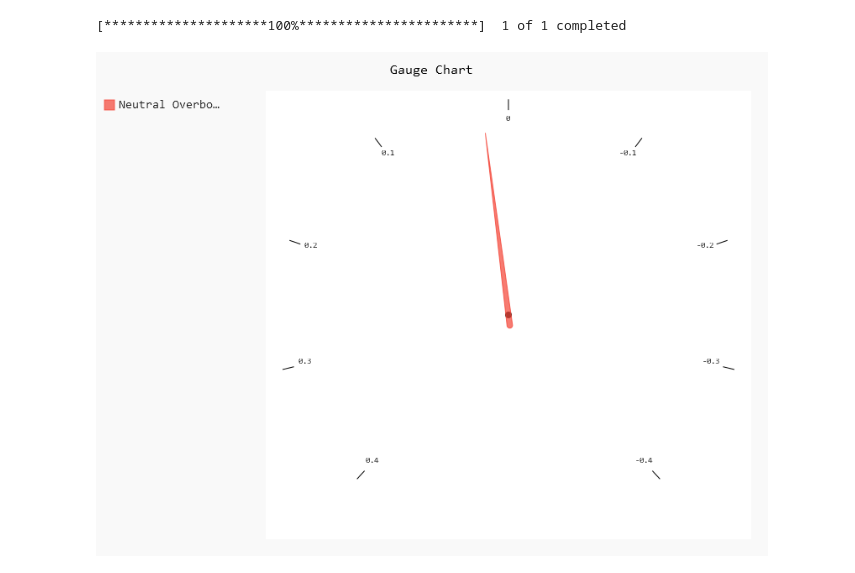
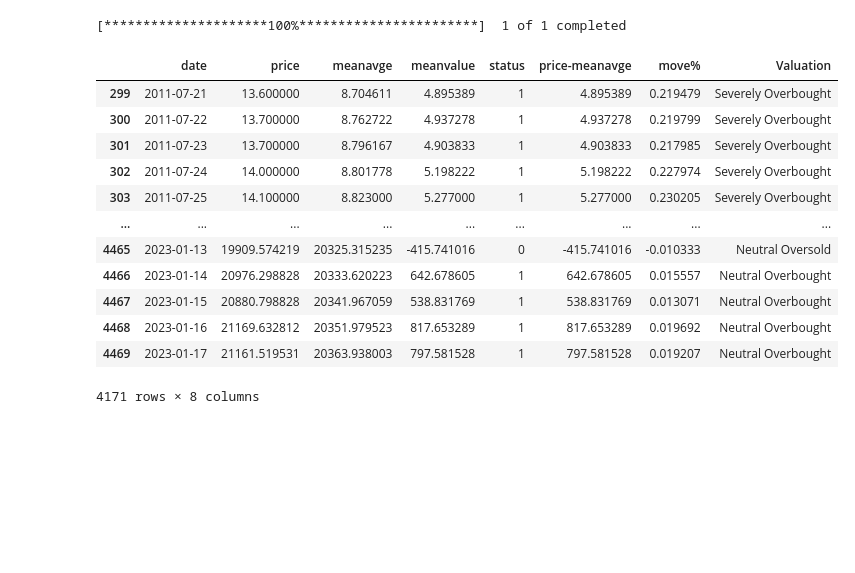
Before and after one commit to guevarch/BitcoinBuyZones, a Jupyter notebook: Final/BTC IND.ipynb, the cells around one changed output. Cells and saved outputs as stored; diff of their text form; code cells hidden in the pictures; blank space fills up the shorter version.

```diff
--- a/Final/BTC IND.ipynb
+++ b/Final/BTC IND.ipynb
@@ -28,7 +28,7 @@ df['status'] = df['meanvalue'].apply(lambda x: '1' if x > 0 else '0')
 df['status']=df['status'].astype("object")
 df['price-meanavge']=df['price'] - df['meanavge']
 df['move%'] = df['price-meanavge']/(df['price'] + df['meanavge'])
-bins = [-0.43, -0.1, 0, 0.1, 0.43]
+bins = [-0.43, -0.18, 0, 0.18, 0.43]
 group_names = ["Severely Oversold","Neutral Oversold", "Neutral Overbought","Severely Overbought"]
 df["Valuation"] = pd.cut(df["move%"], bins, labels=group_names)
 pricefrommean = df.meanvalue.iloc[-1].round(2)
@@ -42,24 +42,22 @@ averagep2p = int((delta1fromp2p+delta2fromp2p)/2)
 sincealltimehigh = df.index[-1] - df.index[df['price']==df.price.max()].tolist()[0]
 # %% [output]
 [*********************100%***********************]  1 of 1 completed
-# %%
-# importing pygal
-import pygal
-
-# creating the chart object
-gauge = pygal.Gauge()
-
-# naming the title
-gauge.title = 'Gauge Chart'
-
-gauge.range = [-0.43, 0.43]
-
-# Random data
-gauge.add(str(df.Valuation.iloc[-1]), df['move%'].iloc[-1])
-
-gauge
-# %% [output]
-[figure, removed]
+# %%
+df
+# %% [output]
+|  | date | price | meanavge | meanvalue | status | price-meanavge | move% | Valuation |
+| 299 | 2011-07-21 | 13.600000 | 8.704611 | 4.895389 | 1 | 4.895389 | 0.219479 | Severely Overbought |
+| 300 | 2011-07-22 | 13.700000 | 8.762722 | 4.937278 | 1 | 4.937278 | 0.219799 | Severely Overbought |
+| 301 | 2011-07-23 | 13.700000 | 8.796167 | 4.903833 | 1 | 4.903833 | 0.217985 | Severely Overbought |
+| 302 | 2011-07-24 | 14.000000 | 8.801778 | 5.198222 | 1 | 5.198222 | 0.227974 | Severely Overbought |
+| 303 | 2011-07-25 | 14.100000 | 8.823000 | 5.277000 | 1 | 5.277000 | 0.230205 | Severely Overbought |
+| ... | ... | ... | ... | ... | ... | ... | ... | ... |
+| 4465 | 2023-01-13 | 19909.574219 | 20325.315235 | -415.741016 | 0 | -415.741016 | -0.010333 | Neutral Oversold |
+| 4466 | 2023-01-14 | 20976.298828 | 20333.620223 | 642.678605 | 1 | 642.678605 | 0.015557 | Neutral Overbought |
+| 4467 | 2023-01-15 | 20880.798828 | 20341.967059 | 538.831769 | 1 | 538.831769 | 0.013071 | Neutral Overbought |
+| 4468 | 2023-01-16 | 21169.632812 | 20351.979523 | 817.653289 | 1 | 817.653289 | 0.019692 | Neutral Overbought |
+| 4469 | 2023-01-17 | 21161.519531 | 20363.938003 | 797.581528 | 1 | 797.581528 | 0.019207 | Neutral Overbought |
+4171 rows × 8 columns
 # %%
 import plotly.graph_objects as go
 
```
Also changed, not shown: parts of 3 cells of this notebook, 12 other files.
